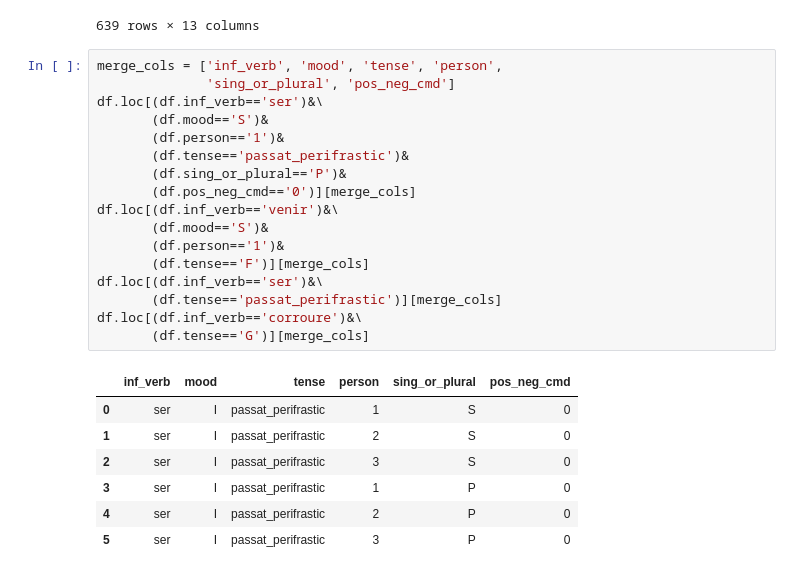
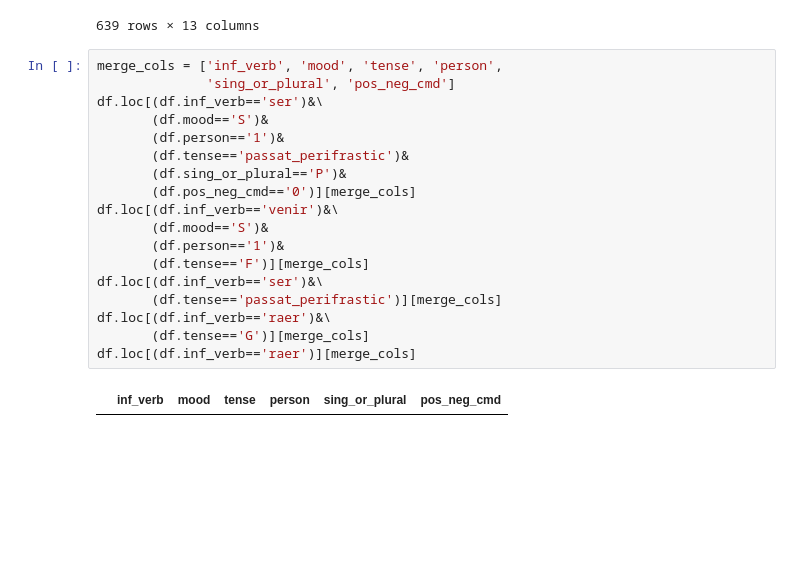
Before and after one commit to fairliereese/catalan_conjugation_deck, a Jupyter notebook: parse_cat_verbs.ipynb, the cells around one changed output. Cells and saved outputs as stored; diff of their text form; blank space fills up the shorter version.

```diff
--- a/parse_cat_verbs.ipynb
+++ b/parse_cat_verbs.ipynb
@@ -382,25 +382,20 @@ df.loc[(df.person=='2')&
 # %%
 merge_cols = ['inf_verb', 'mood', 'tense', 'person',
               'sing_or_plural', 'pos_neg_cmd']
 df.loc[(df.inf_verb=='ser')&\
        (df.mood=='S')&
        (df.person=='1')&
        (df.tense=='passat_perifrastic')&
        (df.sing_or_plural=='P')&
        (df.pos_neg_cmd=='0')][merge_cols]
 df.loc[(df.inf_verb=='venir')&\
        (df.mood=='S')&
        (df.person=='1')&
        (df.tense=='F')][merge_cols]
 df.loc[(df.inf_verb=='ser')&\
        (df.tense=='passat_perifrastic')][merge_cols]
-df.loc[(df.inf_verb=='corroure')&\
+df.loc[(df.inf_verb=='raer')&\
        (df.tense=='G')][merge_cols]
+df.loc[(df.inf_verb=='raer')][merge_cols]
 # %% [output]
 |  | inf_verb | mood | tense | person | sing_or_plural | pos_neg_cmd |
-| 0 | ser | I | passat_perifrastic | 1 | S | 0 |
-| 1 | ser | I | passat_perifrastic | 2 | S | 0 |
-| 2 | ser | I | passat_perifrastic | 3 | S | 0 |
-| 3 | ser | I | passat_perifrastic | 1 | P | 0 |
-| 4 | ser | I | passat_perifrastic | 2 | P | 0 |
-| 5 | ser | I | passat_perifrastic | 3 | P | 0 |
```
Also changed, not shown: 11 other files.
